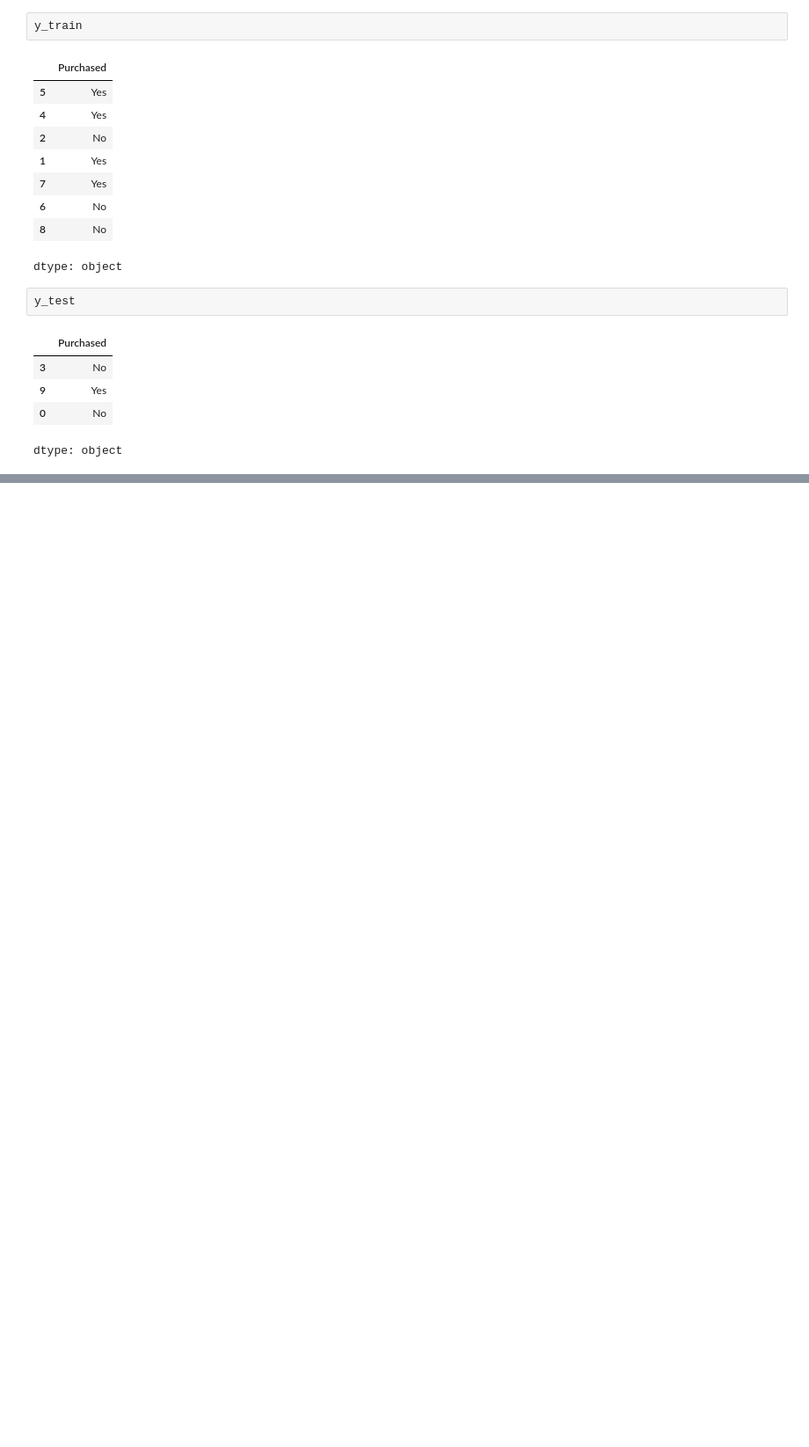
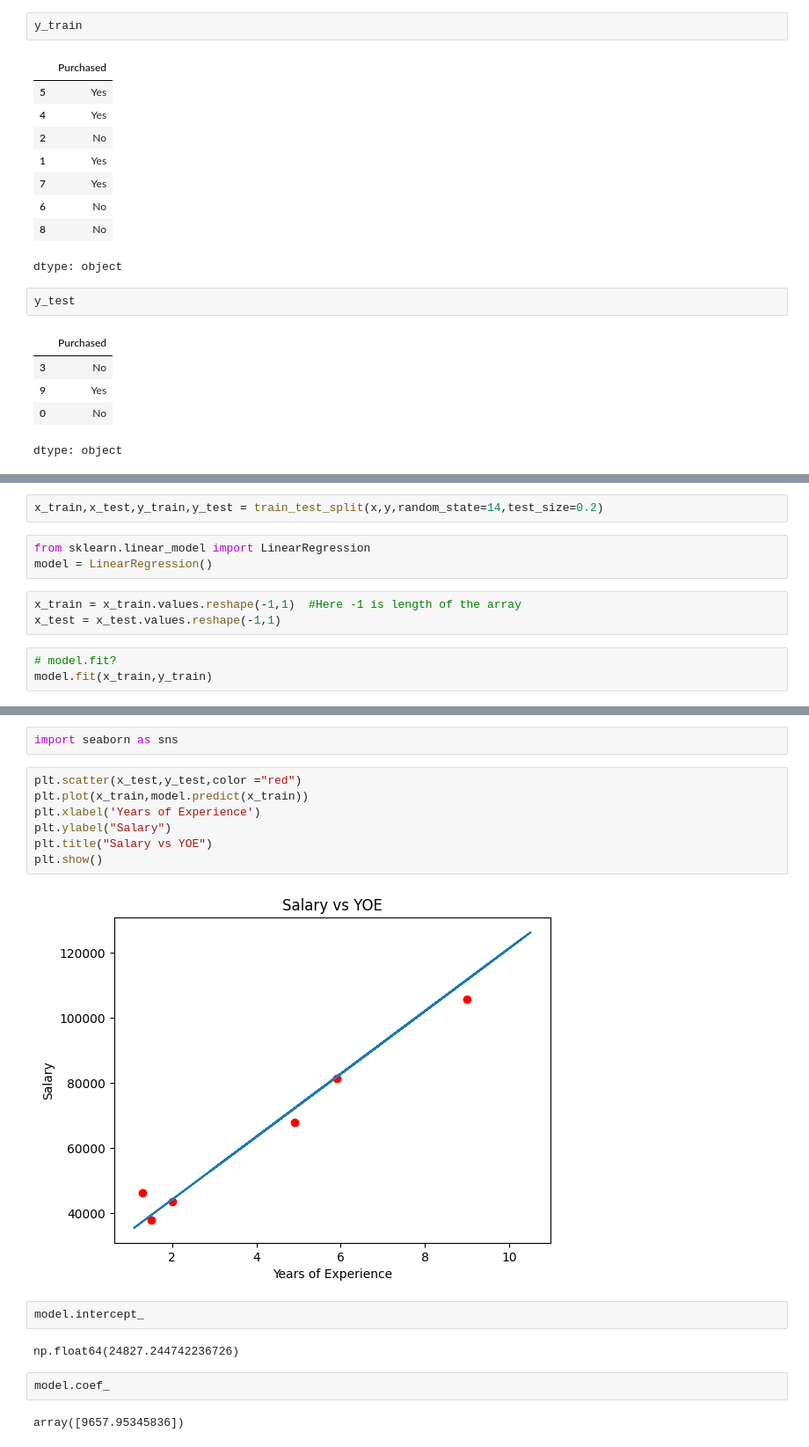
Before and after one commit to Abhinav-sai-k/Numpy-and-Pandas, a Jupyter notebook: sklearn_n_SLR.ipynb, the cells around one changed output, grey strips where cells are left out. Shown at 88% size. Drawn from its saved outputs; the diff is of its cells as text; blank space fills up the shorter version.

```diff
--- a/sklearn_n_SLR.ipynb
+++ b/sklearn_n_SLR.ipynb
@@ -140,0 +165,11 @@ dtype: object
+# %%
+x_train,x_test,y_train,y_test = train_test_split(x,y,random_state=14,test_size=0.2)
+# %%
+from sklearn.linear_model import LinearRegression
+model = LinearRegression()
+# %%
+x_train = x_train.values.reshape(-1,1)  #Here -1 is length of the array
+x_test = x_test.values.reshape(-1,1)
+# %%
+# model.fit?
+model.fit(x_train,y_train)
@@ -140,0 +196,19 @@ dtype: object
+# %%
+import seaborn as sns
+# %%
+plt.scatter(x_test,y_test,color ="red")
+plt.plot(x_train,model.predict(x_train))
+plt.xlabel('Years of Experience')
+plt.ylabel("Salary")
+plt.title("Salary vs YOE")
+plt.show()
+# %% [output]
+[figure, added]
+# %%
+model.intercept_
+# %% [output]
+np.float64(24827.244742236726)
+# %%
+model.coef_
+# %% [output]
+array([9657.95345836])
```
Also changed, not shown: parts of 23 cells of this notebook.
